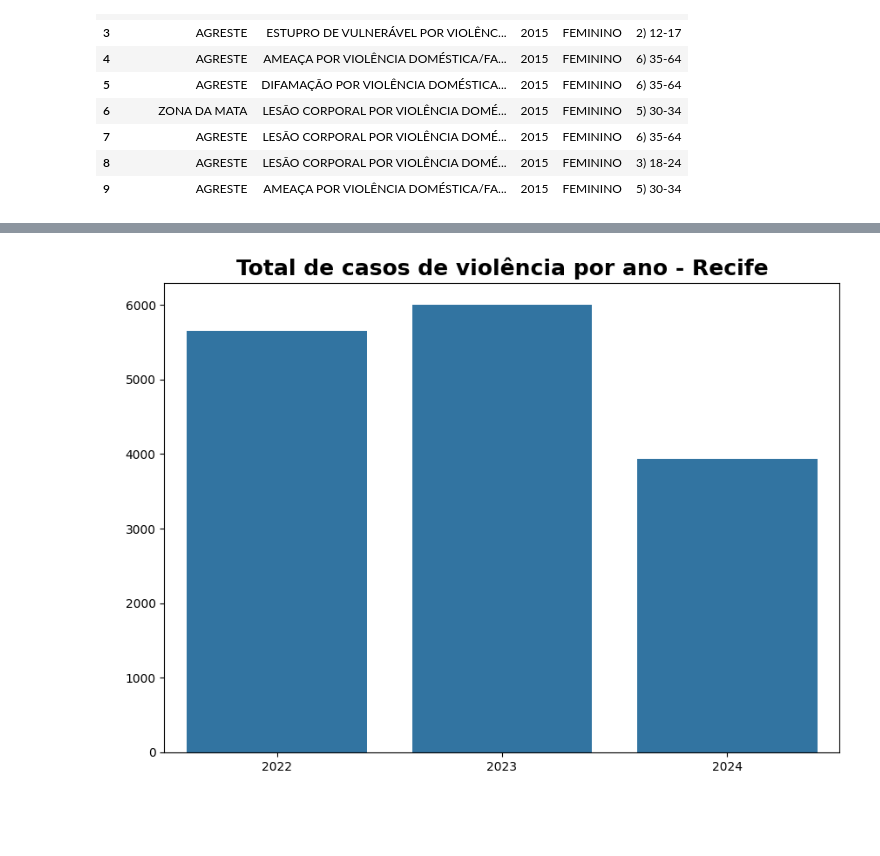
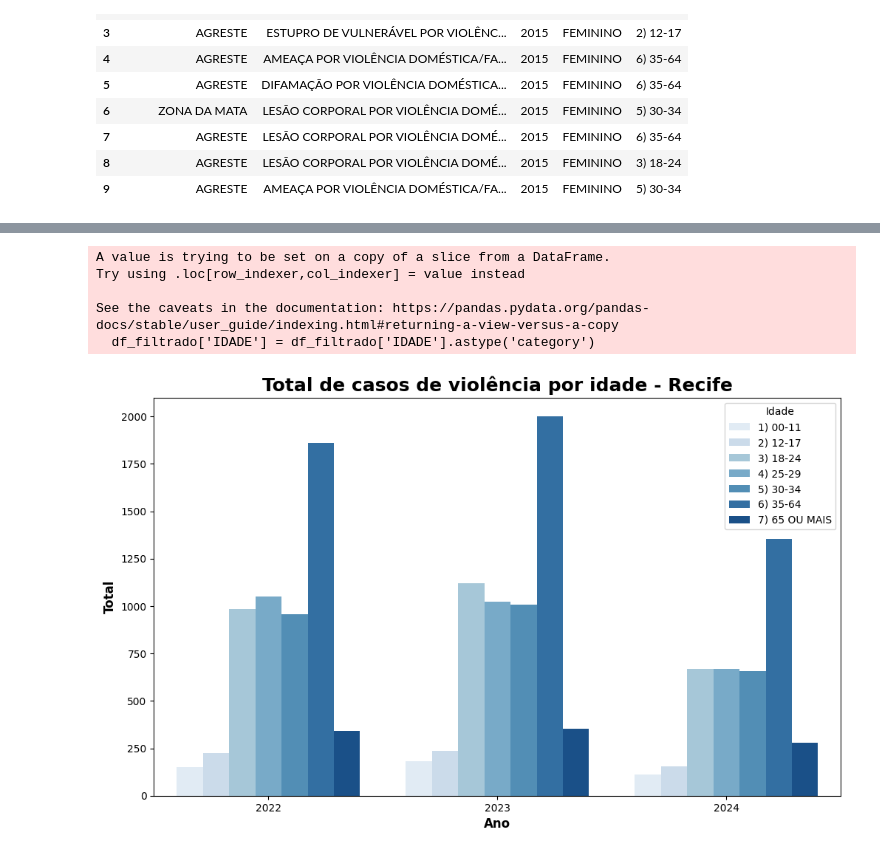
Before and after one commit to rayaneazvdo404/on35-python-s17-s18-projeto-final, a Jupyter notebook: material/Projeto_final.ipynb, the cells around one changed output, grey strips where cells are left out. Saved outputs shown, nothing was run; the diff lists cells and outputs as text; code cells hidden in the pictures.

```diff
--- a/material/Projeto_final.ipynb
+++ b/material/Projeto_final.ipynb
@@ -130,20 +156,35 @@ plt.show()
 # %%
-# Filtra o DataFrame por ano
-df_filtrado = df[(df['ANO'].between(2022, 2024)) & (df['REGIAO GEOGRÁFICA'] == 'RECIFE')]
+# Filtra o DataFrame
+df_filtrado = df[(df['ANO'].between(2022, 2024)) &
+                 (df['REGIAO GEOGRÁFICA'] == 'RECIFE') &
+                 (~df['SEXO'].isin(['NAO INFORMADO', 'DESCONHECIDO', '(vazio)'])) &
+                 (~df['IDADE'].isin(['(vazio)']))]
 
 # Inicializa a matplotlib figure
-fig, axs = plt.subplots(figsize=(10, 7))
+fig, axs = plt.subplots(figsize=(12, 7))
 
-sns.countplot(x='ANO', data=df_filtrado)
-plt.title('Total de casos de violência por ano - Recife', fontsize=18, fontweight='bold')
-axs.set_xlabel(' ', fontsize=12, fontweight='bold')
-axs.set_ylabel(' ', fontsize=12, fontweight='bold')
+# Verifica se 'IDADE' está no formato correto (se necessário, converte para categórico)
+if df_filtrado['IDADE'].dtype != 'category':
+    df_filtrado['IDADE'] = df_filtrado['IDADE'].astype('category')
+
+# Cria um gráfico de contagem agrupado por ANO e IDADE
+sns.countplot(x='ANO', hue='IDADE', data=df_filtrado, palette='Blues')
+
+plt.title('Total de casos de violência por idade - Recife', fontsize=18, fontweight='bold')
+axs.set_xlabel('Ano', fontsize=12, fontweight='bold')
+axs.set_ylabel('Total', fontsize=12, fontweight='bold')
 
 # Contagem e anotação
-df_counts = df_filtrado.groupby(['ANO']).size()
-for (ano), v in df_counts.items():
+df_counts = df_filtrado.groupby(['ANO', 'IDADE']).size()
+for (ano, idade), v in df_counts.items():
     axs.annotate(f"{v:.2f}", (ano, v), ha='center', va='bottom')
 
+plt.legend(title='Idade')
 plt.show()
 # %% [output]
+A value is trying to be set on a copy of a slice from a DataFrame.
+Try using .loc[row_indexer,col_indexer] = value instead
+
+See the caveats in the documentation: https://pandas.pydata.org/pandas-docs/stable/user_guide/indexing.html#returning-a-view-versus-a-copy
+  df_filtrado['IDADE'] = df_filtrado['IDADE'].astype('category')
-[figure, old version]
+[figure, new version]
```
Also changed, not shown: parts of 5 cells of this notebook, 1 other file.
